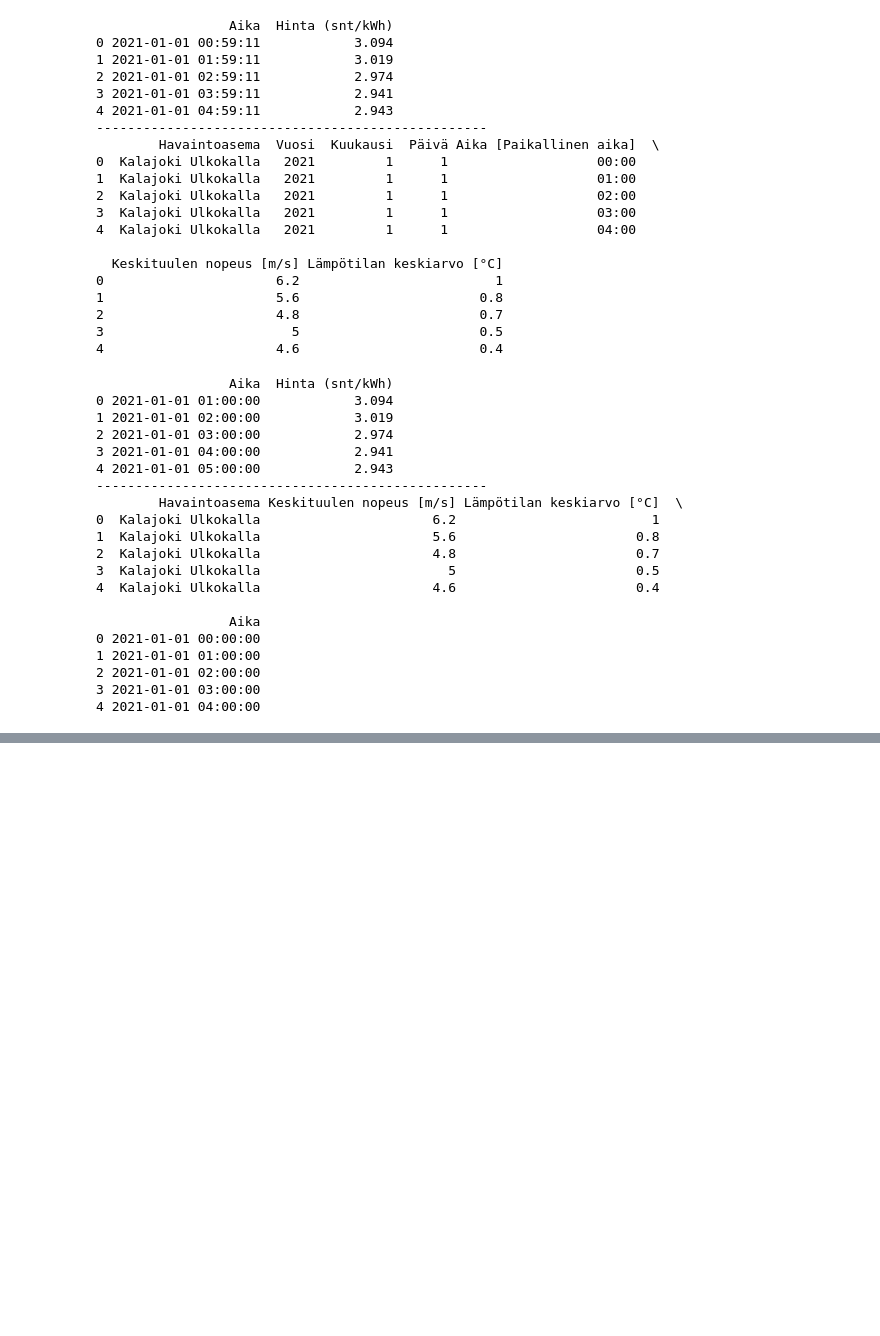
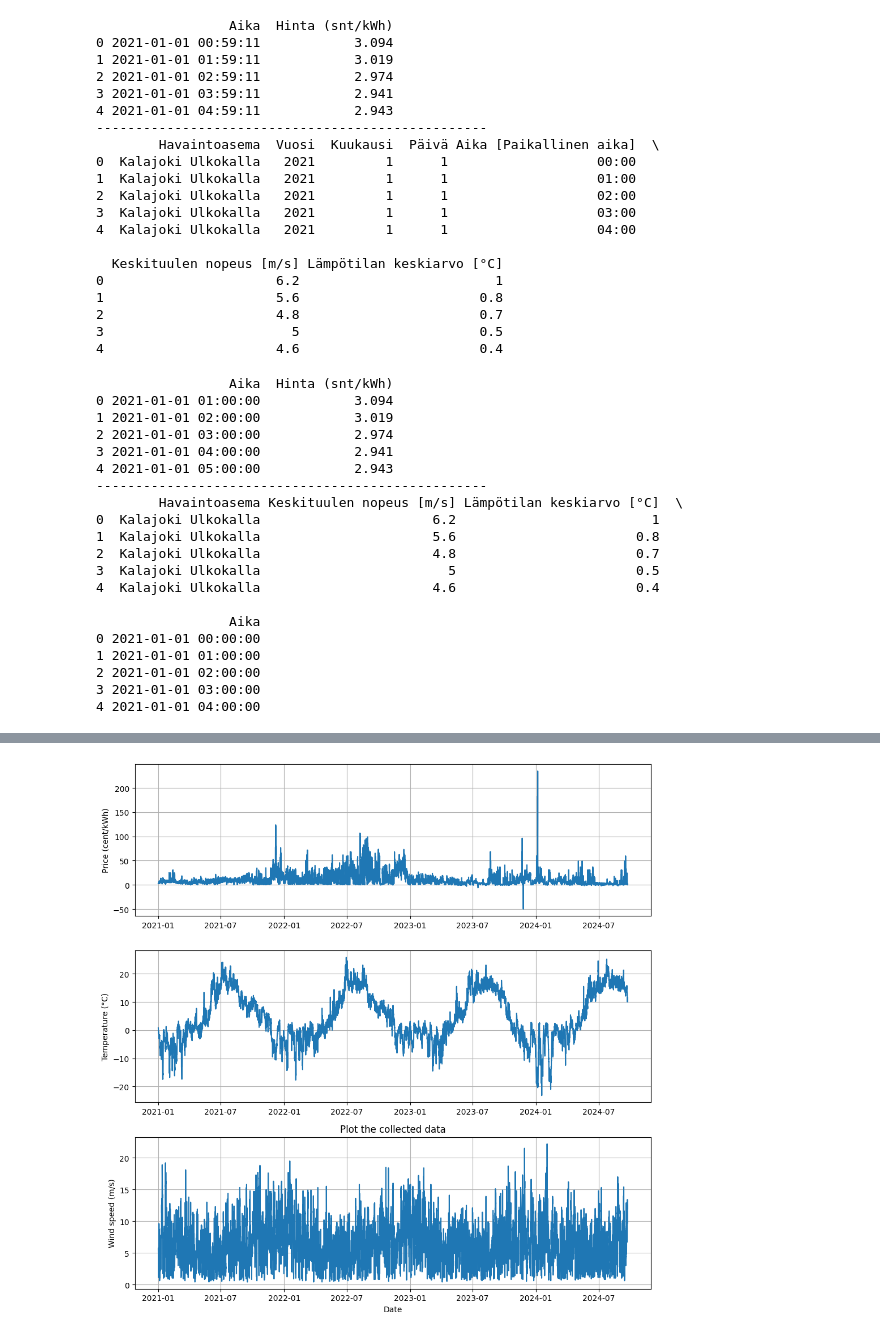
Before and after one commit to pirstov/Intro_to_DS_project, a Jupyter notebook: notebook.ipynb, the cells around one changed output, grey strips where cells are left out. Saved outputs shown, nothing was run; the diff lists cells and outputs as text; code cells hidden in the pictures; blank space fills up the shorter version.

Commit message:
Column type modification, imputation, some initial plotting.

```diff
--- a/notebook.ipynb
+++ b/notebook.ipynb
@@ -71,0 +91,19 @@ print(ws_df.head())
+# %%
+# Imputation
+
+# First we need to change the types of columns, e.g., numerical values into float
+print("Column types before transformation")
+print(df.dtypes)    # Which columns need to be retyped?
+
+# use to_numeric and coerce errors as nan values
+df['Keskituulen nopeus [m/s]'] = pd.to_numeric(df['Keskituulen nopeus [m/s]'], errors='coerce')
+df['Lämpötilan keskiarvo [°C]'] = pd.to_numeric(df['Lämpötilan keskiarvo [°C]'], errors='coerce')
+print("\nColumn types after transformation")
+print(df.dtypes)
+
+# Keep it simple, replace missing values with column median
+nan_count = df.isna().sum()
+print("\nNAN check for columns:")
+print(nan_count)
+# Wind speed and temperature need imputation
+df[['Keskituulen nopeus [m/s]', 'Lämpötilan keskiarvo [°C]']] = df[['Keskituulen nopeus [m/s]', 'Lämpötilan keskiarvo [°C]']].fillna(df[['Keskituulen nopeus [m/s]', 'Lämpötilan keskiarvo [°C]']].median())
@@ -71,0 +128,29 @@ print(ws_df.head())
+# %%
+# Do some plotting
+import matplotlib.pyplot as plt
+
+if df.index.name is None:
+    # Set the index of the dataframe
+    df.set_index('Aika', inplace=True)
+
+N_ROWS = 3  # price, wind, temp
+fig, axs = plt.subplots(nrows=N_ROWS, ncols=1, figsize=(10,10))
+
+axs[0].plot(df.index,  df['Hinta (snt/kWh)'], label='Price')
+axs[0].set_ylabel('Price (cent/kWh)')
+axs[0].grid(True)
+
+axs[1].plot(df.index, df['Lämpötilan keskiarvo [°C]'], label='Temperature avg.')
+axs[1].set_ylabel('Temperature (°C)')
+axs[1].grid(True)
+
+axs[2].plot(df.index, df['Keskituulen nopeus [m/s]'], label='Temperature avg.')
+axs[2].set_ylabel('Wind speed (m/s)')
+axs[2].set_xlabel('Date')
+axs[2].grid(True)
+
+plt.title('Plot the collected data')
+plt.tight_layout()
+plt.show()
+# %% [output]
+[figure, added]
```
Also changed, not shown: parts of 4 cells of this notebook.
